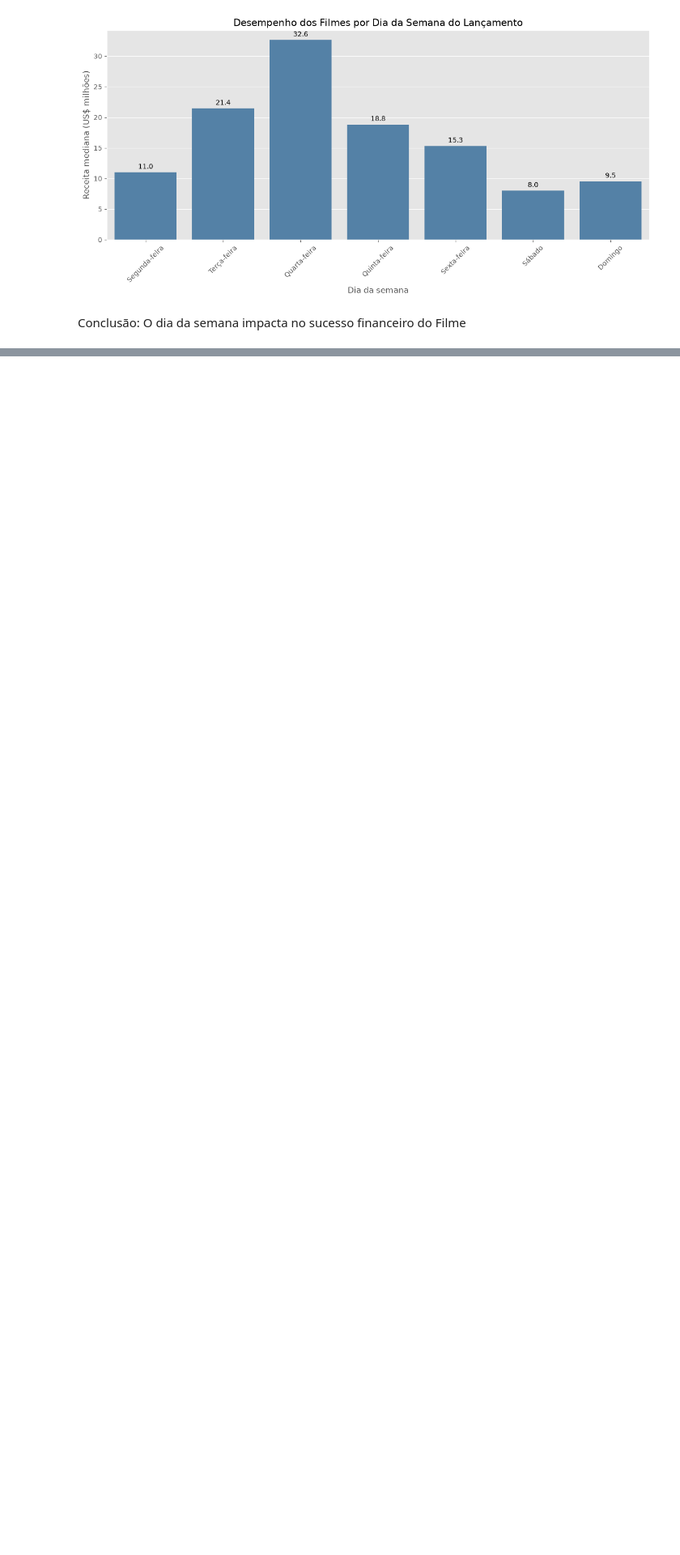
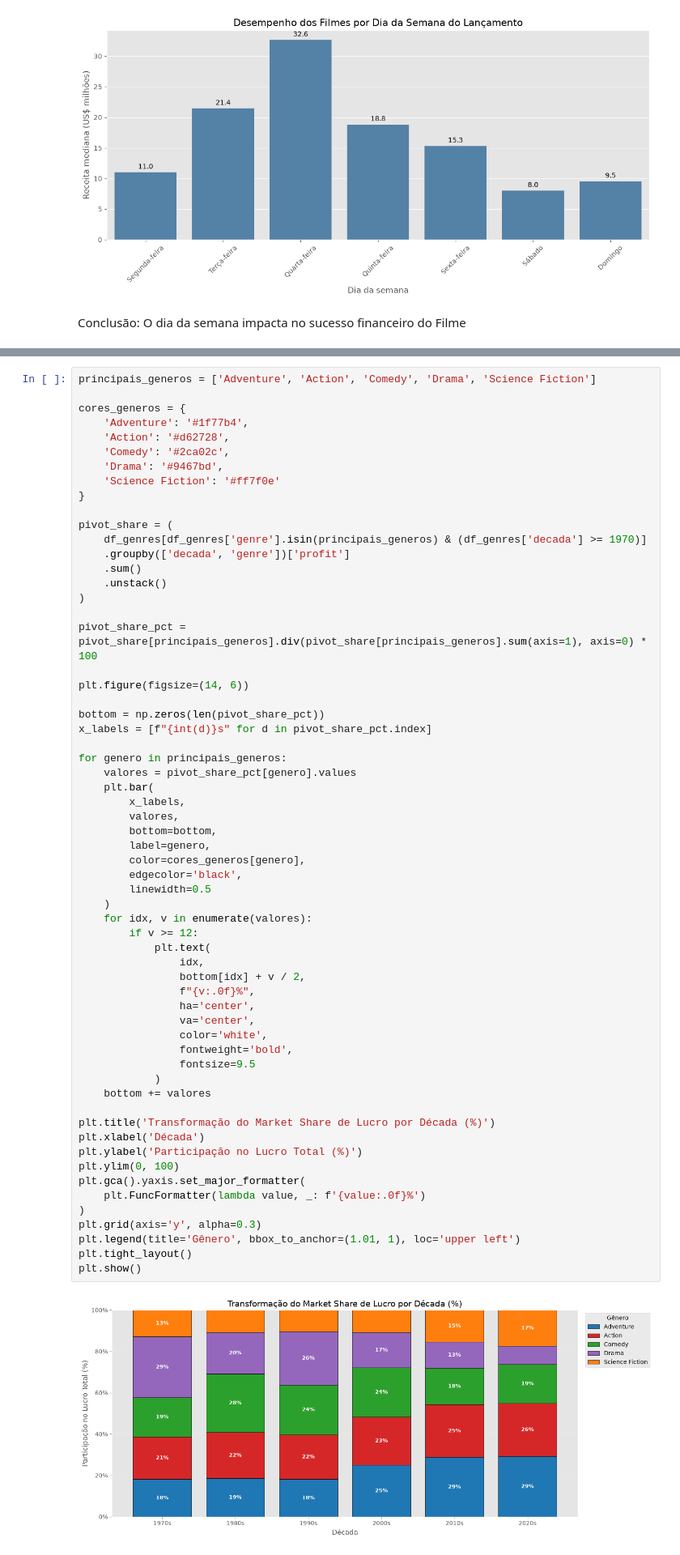
Before and after one commit to adriellypaixao/datascienceproject, a Jupyter notebook: dados_relevantes.ipynb, the cells around one changed output, grey strips where cells are left out. Shown at 81% size. Cells and saved outputs as stored; diff of their text form; blank space fills up the shorter version.

```diff
--- a/dados_relevantes.ipynb
+++ b/dados_relevantes.ipynb
@@ -315,0 +503,63 @@ Conclusão: O dia da semana impacta no sucesso financeiro do Filme
+# %%
+principais_generos = ['Adventure', 'Action', 'Comedy', 'Drama', 'Science Fiction']
+
+cores_generos = {
+    'Adventure': '#1f77b4',
+    'Action': '#d62728',
+    'Comedy': '#2ca02c',
+    'Drama': '#9467bd',
+    'Science Fiction': '#ff7f0e'
+}
+
+pivot_share = (
+    df_genres[df_genres['genre'].isin(principais_generos) & (df_genres['decada'] >= 1970)]
+    .groupby(['decada', 'genre'])['profit']
+    .sum()
+    .unstack()
+)
+
+pivot_share_pct = pivot_share[principais_generos].div(pivot_share[principais_generos].sum(axis=1), axis=0) * 100
+
+plt.figure(figsize=(14, 6))
+
+bottom = np.zeros(len(pivot_share_pct))
+x_labels = [f"{int(d)}s" for d in pivot_share_pct.index]
+
+for genero in principais_generos:
+    valores = pivot_share_pct[genero].values
+    plt.bar(
+        x_labels,
+        valores,
+        bottom=bottom,
+        label=genero,
+        color=cores_generos[genero],
+        edgecolor='black',
+        linewidth=0.5
+    )
+    for idx, v in enumerate(valores):
+        if v >= 12:
+            plt.text(
+                idx,
+                bottom[idx] + v / 2,
+                f"{v:.0f}%",
+                ha='center',
+                va='center',
+                color='white',
+                fontweight='bold',
+                fontsize=9.5
+            )
+    bottom += valores
+
+plt.title('Transformação do Market Share de Lucro por Década (%)')
+plt.xlabel('Década')
+plt.ylabel('Participação no Lucro Total (%)')
+plt.ylim(0, 100)
+plt.gca().yaxis.set_major_formatter(
+    plt.FuncFormatter(lambda value, _: f'{value:.0f}%')
+)
+plt.grid(axis='y', alpha=0.3)
+plt.legend(title='Gênero', bbox_to_anchor=(1.01, 1), loc='upper left')
+plt.tight_layout()
+plt.show()
+# %% [output]
+[figure, added]
```
Also changed, not shown: parts of 15 cells of this notebook.
